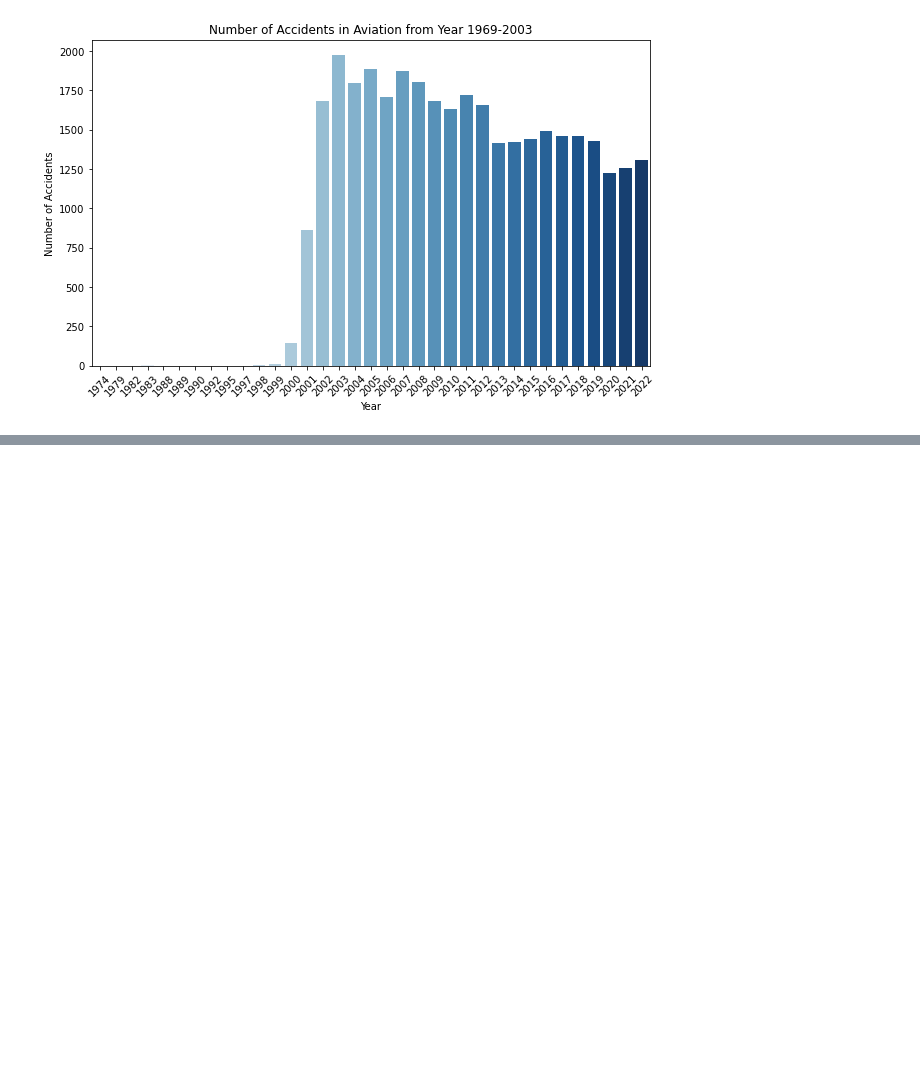
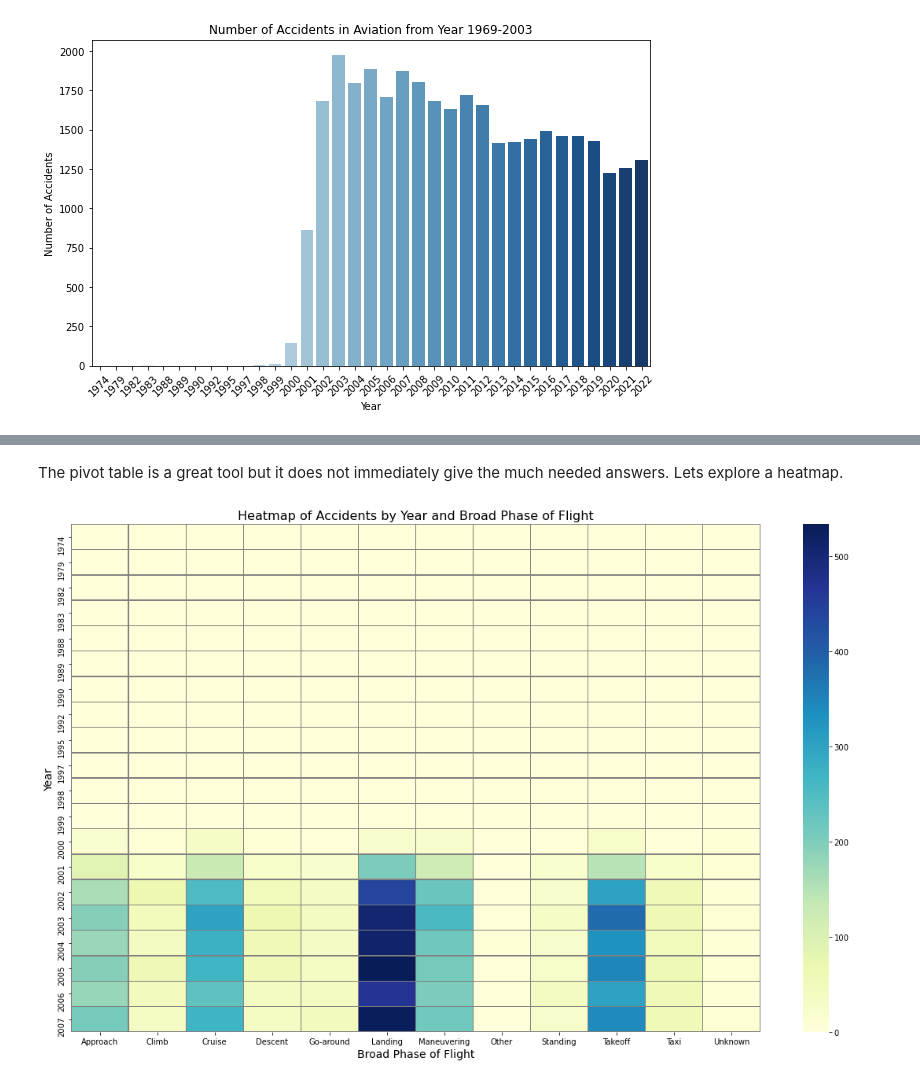
Before and after one commit to MercyBarminga/DSPT11-Phase1-Project, a Jupyter notebook: dsc_phase1_project_AviationData.ipynb, the cells around one changed output, grey strips where cells are left out. Drawn from its saved outputs; the diff is of its cells as text; code cells hidden in the pictures; blank space fills up the shorter version.

```diff
--- a/dsc_phase1_project_AviationData.ipynb
+++ b/dsc_phase1_project_AviationData.ipynb
@@ -343,0 +384,23 @@ The bar graph shows the number of aircraft accidents. 2003 is the year with the
+# %% [markdown]
+The pivot table is a great tool but it does not immediately give the much needed answers. Lets explore a heatmap.
+# %%
+import seaborn as sns
+import matplotlib.pyplot as plt
+import pandas as pd
+
+# Step 1: Create a pivot table (Year vs Broad Phase of Flight)
+pivot_table = pd.crosstab(df['Year'], df['Broad.phase.of.flight'])
+
+# Step 2: Plot the heatmap
+plt.figure(figsize=(16,10))
+sns.heatmap(pivot_table, cmap="YlGnBu", linewidths=0.5, linecolor='gray')
+
+# Step 3: Label the chart
+plt.title('Heatmap of Accidents by Year and Broad Phase of Flight', fontsize=16)
+plt.xlabel('Broad Phase of Flight', fontsize=14)
+plt.ylabel('Year', fontsize=14)
+
+plt.tight_layout()
+plt.show()
+# %% [output]
+[figure, added]
```
Also changed, not shown: parts of 4 cells of this notebook.
